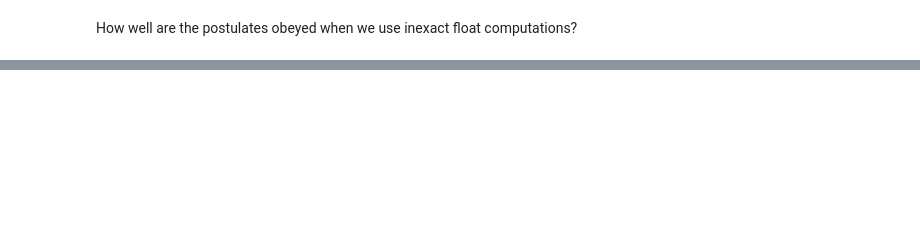
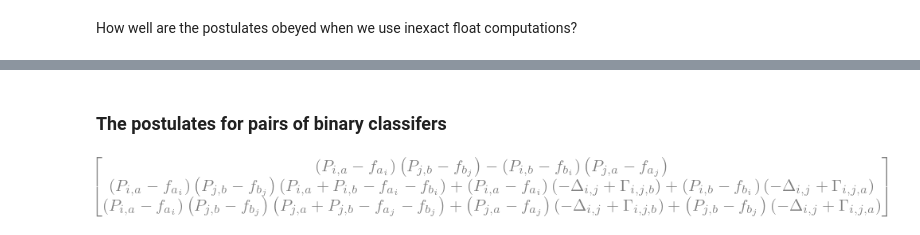
Before and after one commit to andrescorrada/IntroductionToAlgebraicEvaluation, a Jupyter notebook: python/docs/source/notebooks/LogicOfUnsupervisedEvaluationTutorial.ipynb, the cells around one changed output, grey strips where cells are left out. Cells and saved outputs as stored; diff of their text form; code cells hidden in the pictures; blank space fills up the shorter version.

Commit message:
Going over the documentation and adding check to binary classifier postulates.

```diff
--- a/python/docs/source/notebooks/LogicOfUnsupervisedEvaluationTutorial.ipynb
+++ b/python/docs/source/notebooks/LogicOfUnsupervisedEvaluationTutorial.ipynb
@@ -171,0 +176,7 @@ How well are the postulates obeyed when we use inexact float computations?
+# %% [markdown]
+### The postulates for pairs of binary classifers
+# %%
+from ntqr.r2.postulates import pair_binary_classifiers_postulates
+sympy.Matrix(pair_binary_classifiers_postulates)
+# %% [output]
+[figure, added]
```
Also changed, not shown: parts of 24 cells of this notebook, 2 other files.
